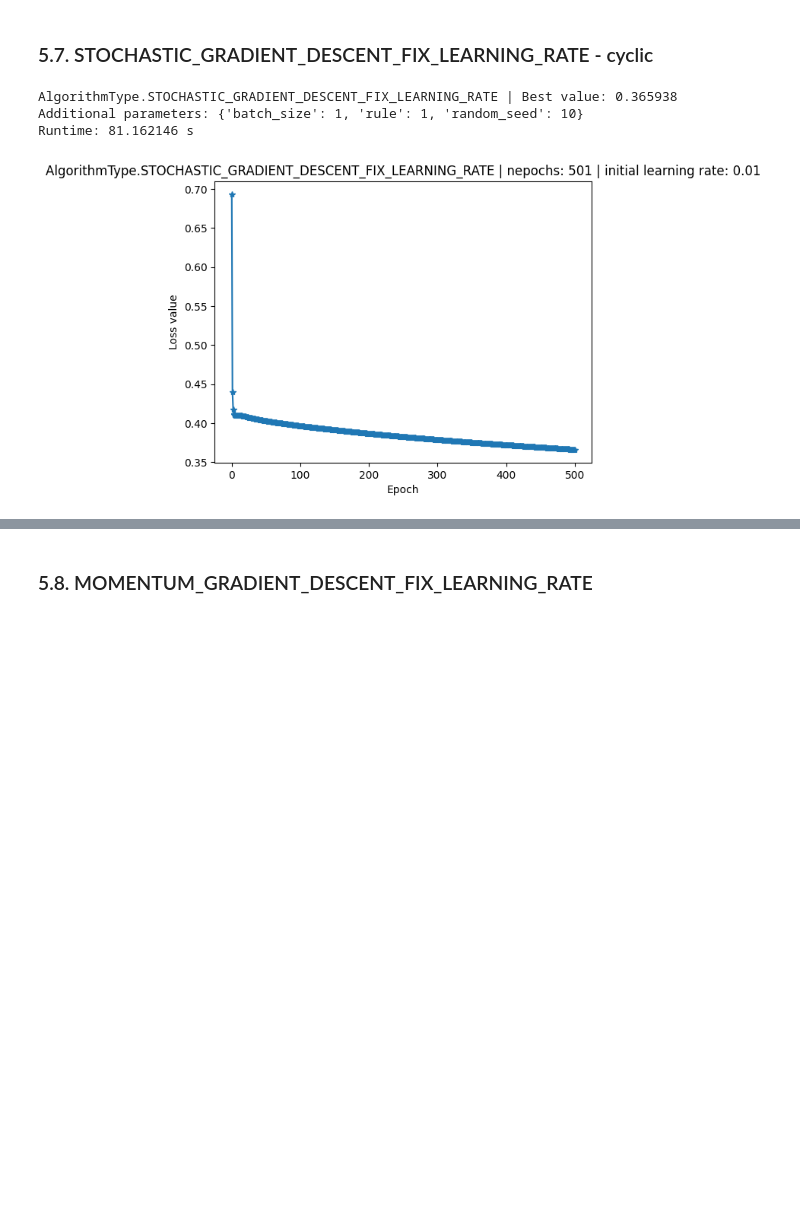
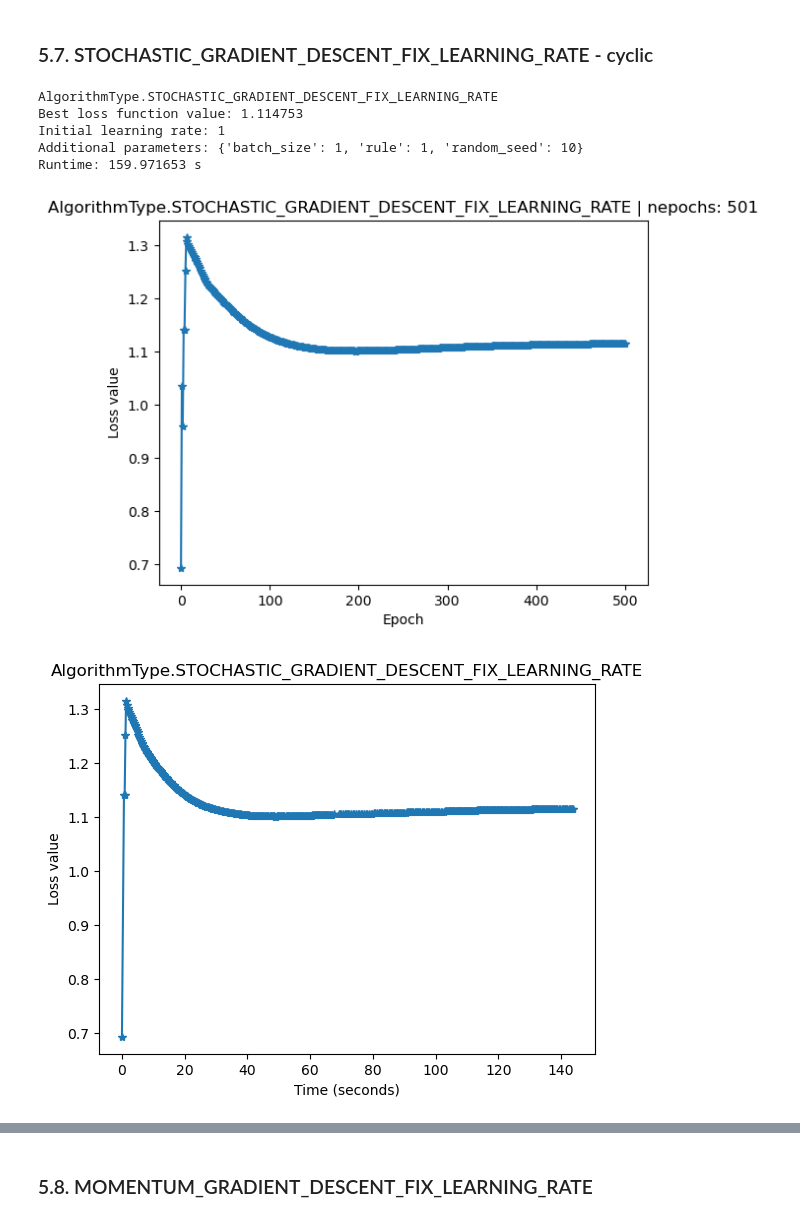
Before and after one commit to DucTrung1802/advanced-optimization, a Jupyter notebook: hw2/advanced_optimization_hw2.ipynb, the cells around one changed output, grey strips where cells are left out. Saved outputs shown, nothing was run; the diff lists cells and outputs as text; code cells hidden in the pictures; blank space fills up the shorter version.

```diff
--- a/hw2/advanced_optimization_hw2.ipynb
+++ b/hw2/advanced_optimization_hw2.ipynb
@@ -1182,11 +1213,11 @@ Runtime: 0.973583 s
 # %%
 ALGORITHM_TYPE = AlgorithmType.GRADIENT_DESCENT_BACKTRACKING_LEARNING_RATE
 INITIAL_W = np.zeros((Xbar.shape[0], 1))
-INITIAL_LEARNING_RATE = 0.5
+INITIAL_LEARNING_RATE = 1
 MAX_EPOCHS = 200
 EPS = 1e-6
 
-ALPHA = 0.3
+ALPHA = 0.5
 BETA = 0.8
 
 
@@ -1315,0 +1371,39 @@ AlgorithmType.STOCHASTIC_GRADIENT_DESCENT_FIX_LEARNING_RATE | Best value: 0.0598
+# %%
+ALGORITHM_TYPE = AlgorithmType.STOCHASTIC_GRADIENT_DESCENT_FIX_LEARNING_RATE
+INITIAL_W = np.zeros((Xbar.shape[0], 1))
+# INITIAL_LEARNING_RATE = 0.01
+MAX_EPOCHS = 500
+EPS = 1e-6
+
+# BATCH_SIZE = 1
+RULE = 0
+RANDOM_SEED = 10
+learning_rates = [1, 0.01, 0.1]
+batch_sizes = [1, 10, 50]
+
+
+for lr in learning_rates:
+    for batch_size in batch_sizes:
+        ADDITIONAL_PARAMETERS = ALGORITHM_TYPE.value
+
+        ADDITIONAL_PARAMETERS["batch_size"] = batch_size
+        ADDITIONAL_PARAMETERS["rule"] = RULE
+        ADDITIONAL_PARAMETERS["random_seed"] = RANDOM_SEED
+
+        (
+            w_STOCHASTIC_GRADIENT_DESCENT_FIX_LEARNING_RATE,
+            best_loss_value_STOCHASTIC_GRADIENT_DESCENT_FIX_LEARNING_RATE,
+        ) = one_for_all(
+            algorithm_type=ALGORITHM_TYPE,
+            Xbar=Xbar,
+            y=y,
+            cost=cost,
+            grad=grad,
+            initial_w=INITIAL_W,
+            initial_learning_rate=lr,
+            algorithm_name=ALGORITHM_TYPE,
+            max_epochs=MAX_EPOCHS,
+            eps=EPS,
+            marker="*",
+            additional_parameters=ADDITIONAL_PARAMETERS,
+        )
@@ -1318,7 +1421,7 @@ AlgorithmType.STOCHASTIC_GRADIENT_DESCENT_FIX_LEARNING_RATE | Best value: 0.0598
 # %%
 ALGORITHM_TYPE = AlgorithmType.STOCHASTIC_GRADIENT_DESCENT_FIX_LEARNING_RATE
 INITIAL_W = np.zeros((Xbar.shape[0], 1))
-INITIAL_LEARNING_RATE = 0.01
+INITIAL_LEARNING_RATE = 1
 MAX_EPOCHS = 500
 EPS = 1e-6
 
@@ -1328,33 +1431,36 @@ RANDOM_SEED = 10
 
 
 # ADDITIONAL PARAMETERS
 ADDITIONAL_PARAMETERS = ALGORITHM_TYPE.value
 
 ADDITIONAL_PARAMETERS["batch_size"] = BATCH_SIZE
 ADDITIONAL_PARAMETERS["rule"] = RULE
 ADDITIONAL_PARAMETERS["random_seed"] = RANDOM_SEED
 
 (
     STOCHASTIC_GRADIENT_DESCENT_FIX_LEARNING_RATE_w,
     STOCHASTIC_GRADIENT_DESCENT_FIX_LEARNING_RATE_best_loss_value,
     STOCHASTIC_GRADIENT_DESCENT_FIX_LEARNING_RATE_time_array,
     STOCHASTIC_GRADIENT_DESCENT_FIX_LEARNING_RATE_w_tith_time,
 ) = one_for_all(
     algorithm_type=ALGORITHM_TYPE,
     Xbar=Xbar,
     y=y,
     cost=cost,
     grad=grad,
     initial_w=INITIAL_W,
     initial_learning_rate=INITIAL_LEARNING_RATE,
     algorithm_name=ALGORITHM_TYPE,
     max_epochs=MAX_EPOCHS,
     eps=EPS,
     marker="*",
     additional_parameters=ADDITIONAL_PARAMETERS,
 )
 # %% [output]
-AlgorithmType.STOCHASTIC_GRADIENT_DESCENT_FIX_LEARNING_RATE | Best value: 0.365938
+AlgorithmType.STOCHASTIC_GRADIENT_DESCENT_FIX_LEARNING_RATE
+Best loss function value: 1.114753
+Initial learning rate: 1
 Additional parameters: {'batch_size': 1, 'rule': 1, 'random_seed': 10}
-Runtime: 81.162146 s
+Runtime: 159.971653 s
-[figure, old version]
+[figure, new version]
+[figure, added]
```
Also changed, not shown: parts of 32 cells of this notebook.
